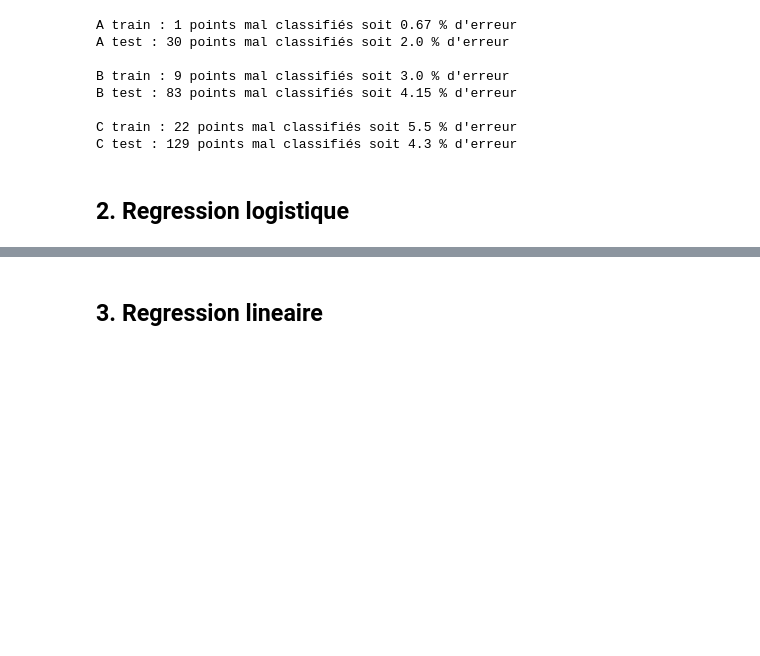
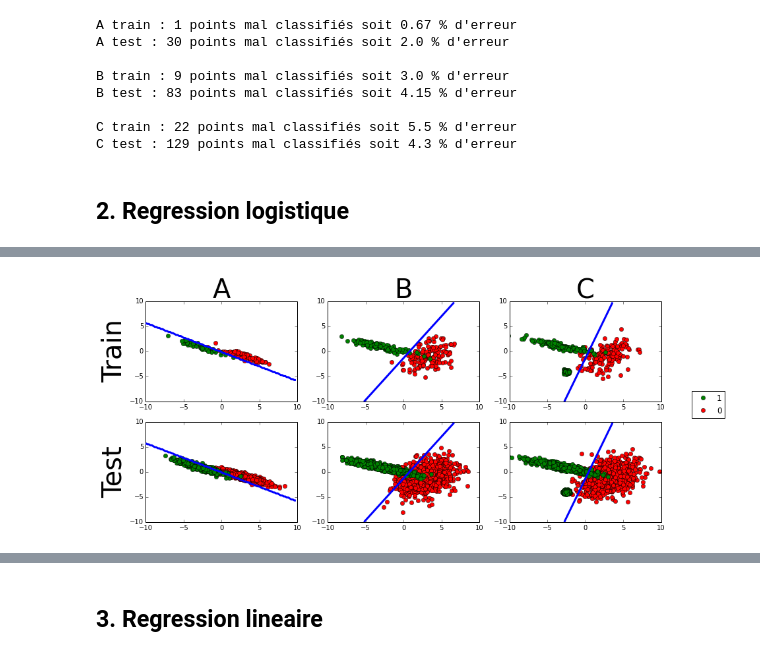
Before and after one commit to MSutt/PGM-HMW1, a Jupyter notebook: PGM-HMW1.ipynb, the cells around one changed output, grey strips where cells are left out. Drawn from its saved outputs; the diff is of its cells as text; code cells hidden in the pictures; blank space fills up the shorter version.

Commit message:
add reg logistic

```diff
--- a/PGM-HMW1.ipynb
+++ b/PGM-HMW1.ipynb
@@ -48,6 +48,9 @@ def error(predicted,real_values):
     number_of_missclassified = np.sum(np.abs(predicted-real_values))
     percentage_error = round(number_of_missclassified/float(real_values.shape[0])*100,2)
     return number_of_missclassified,percentage_error
+
+def sigmoid(x):
+    return (1.0/(1+np.exp(-x)))
 # %% [markdown]
 ## Chargement des données
 # %%
@@ -185,0 +211,12 @@ C test : 129 points mal classifiés soit 4.3 % d'erreur
+# %%
+# definie omega_A, omega_B, omega_C
+for cas in ["A","B","C"]:
+    omega_tild = omega_newton_raphson(add_colomn_1(eval("X_"+cas+"_train")),eval("Y_"+cas+"_train"))
+    exec("omega"+"_"+cas+"= omega_tild[:-1]")
+    exec("b"+"_"+cas+"= omega_tild[-1]")
+
+    print "Sample "+cas+" :"
+    print("omega"+"_"+cas+"= ",eval("omega"+"_"+cas))
+    print("b"+"_"+cas+"= ",eval("b"+"_"+cas))
+    print()
+    print()
@@ -185,0 +242,35 @@ C test : 129 points mal classifiés soit 4.3 % d'erreur
+# %%
+# Draw
+plt.rcParams['figure.figsize'] = (14, 6)
+fig, axes = plt.subplots(2, 3)
+axes[0][0].set_title("A",fontsize="40")
+axes[0][1].set_title("B",fontsize="40")
+axes[0][2].set_title("C",fontsize="40")
+axes[0][0].set_ylabel("Train",fontsize="40")
+axes[1][0].set_ylabel("Test",fontsize="40")
+
+Cases = ["A","B","C"]
+Sets = ["train","test"]
+for cas in Cases :
+    # parametre de la ligne de decision
+    omega = eval("omega_"+cas)
+    b = eval("b_"+cas)
+    X = eval("X_"+cas+"_"+s)
+    logistice_line = lambda X : np.array([sigmoid(np.dot(np.transpose(omega),x) + b) for x in X])
+    # Affichage des données
+    for s in Sets:
+        # Affichage des points
+        axes[Sets.index(s)][Cases.index(cas)].set_xlim(-10,10)
+        axes[Sets.index(s)][Cases.index(cas)].set_ylim(-10,10)
+        exec("X_"+cas+"_0 = X_"+cas+"_"+s+"[np.squeeze(Y_"+cas+"_"+s+"==0)]")
+        exec("X_"+cas+"_1 = X_"+cas+"_"+s+"[np.squeeze(Y_"+cas+"_"+s+"==1)]")
+        exec("red, = axes[Sets.index(s)][Cases.index(cas)].plot(X_"+cas+"_0[:,0],X_"+cas+"_0[:,1],'ro')")
+        exec("green, = axes[Sets.index(s)][Cases.index(cas)].plot(X_"+cas+"_1[:,0],X_"+cas+"_1[:,1],'go')")
+
+        # Affichage de la ligne de p(Y=1|X) = 0.5
+        plot_func_equal_level(logistice_line,0.5,axes[Sets.index(s)][Cases.index(cas)])
+
+fig.legend((green,red),('1', '0'),'center right',numpoints = 1)
+plt.show()
+# %% [output]
+[figure, added]
```
Also changed, not shown: parts of 4 cells of this notebook.
